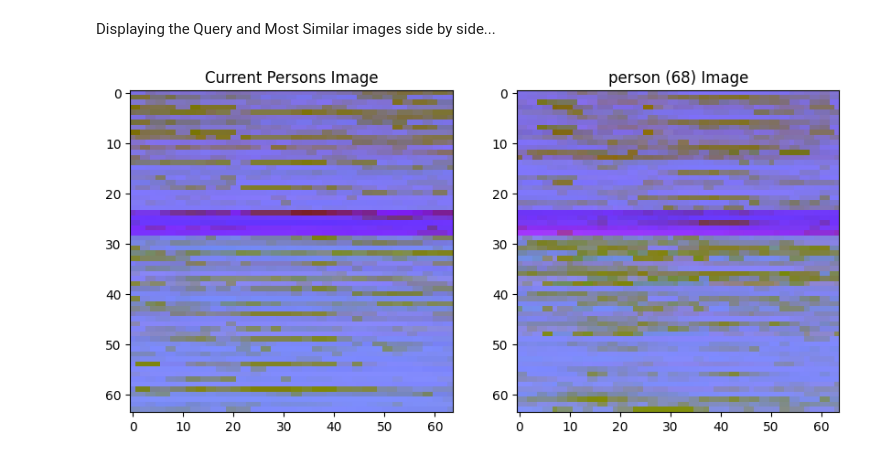
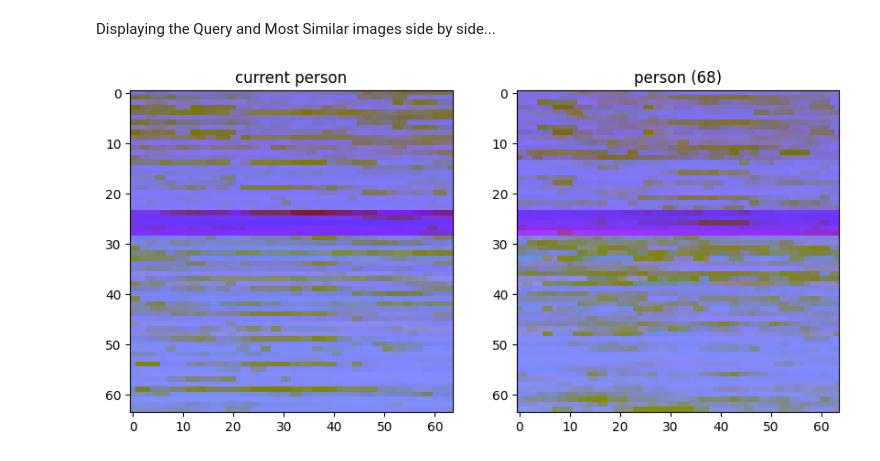
Before and after one commit to andreianmatos/temporal_spaces_image_similarities, a Jupyter notebook: similarities.ipynb, the cells around one changed output. Drawn from its saved outputs; the diff is of its cells as text; code cells hidden in the pictures.

```diff
--- a/similarities.ipynb
+++ b/similarities.ipynb
@@ -72,9 +66,19 @@ query_embedding = get_image_embedding(query_image_data)
 most_similar_image_path = None
 max_similarity = -1
 
-#start_time = time.time()
-for root, dirs, files in os.walk('people/'):
+dataset_folder = 'people/'
+
+total_images = sum(1 for file in os.listdir(dataset_folder) if file.lower())
+current_image = 0
+
+# find the image called captureX.png - for real scenario if pattern.match(file):
+pattern = re.compile(r'capture\d+\.png')
+
+print("Comparing images:")
+
+for root, dirs, files in os.walk(dataset_folder):
     for file in files:
+        #if pattern.match(file):
         if file.lower().endswith(('.png')):
             img_path = os.path.join(root, file)
             img_embedding = get_image_embedding(img_path)
@@ -84,7 +88,10 @@ for root, dirs, files in os.walk('people/'):
                 max_similarity = similarity_score
                 most_similar_image_path = img_path
 
-#end_time = time.time()
-#elapsed_time = end_time - start_time
-#print(f"Elapsed time: {elapsed_time:.2f} seconds")
+            current_image += 1
+            print(f"\r({current_image}/{total_images})", end="", flush=True)
+
+most_similar_image = Image.open(img_path)
+
+print("\nComparison finished.")
 # %% [output]
@@ -116,13 +109,13 @@ Displaying the Query and Most Similar images side by side...
 # %%
 fig, axs = plt.subplots(1, 2, figsize=(10, 5))
 
 axs[0].imshow(query_image)
-axs[0].set_title('Current Persons Image')
+axs[0].set_title('current person')
 
 similar_img = mpimg.imread(most_similar_image_path)
 axs[1].imshow(similar_img)
-axs[1].set_title(most_similar_image_path.split('/')[1] + ' Image')
+axs[1].set_title(most_similar_image_path.split('/')[1].split('.')[0])
 
 plt.show()
 # %% [output]
-[figure, old version]
+[figure, new version]
```
Also changed, not shown: parts of 5 cells of this notebook.
